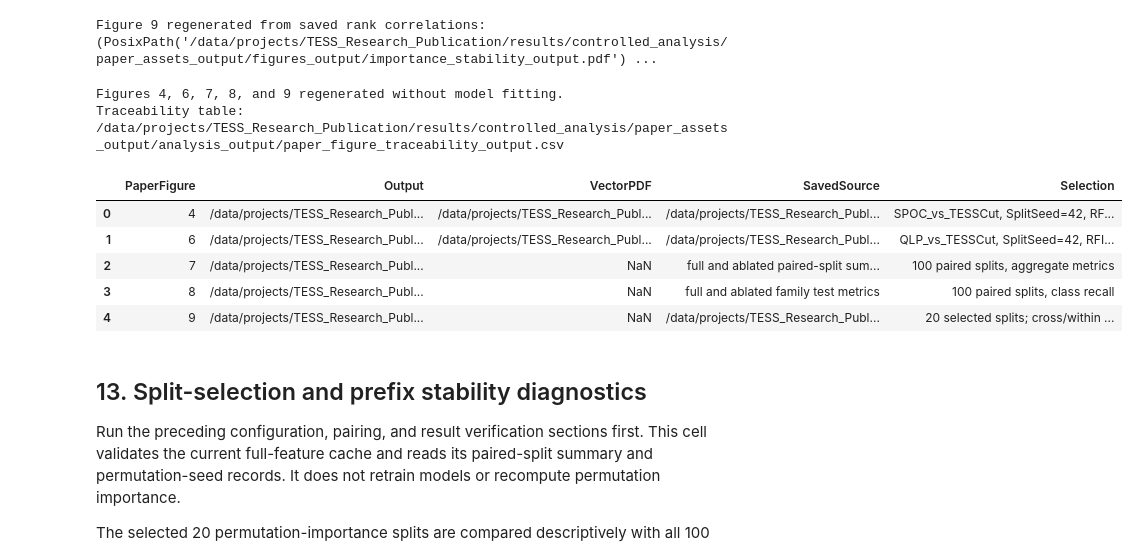
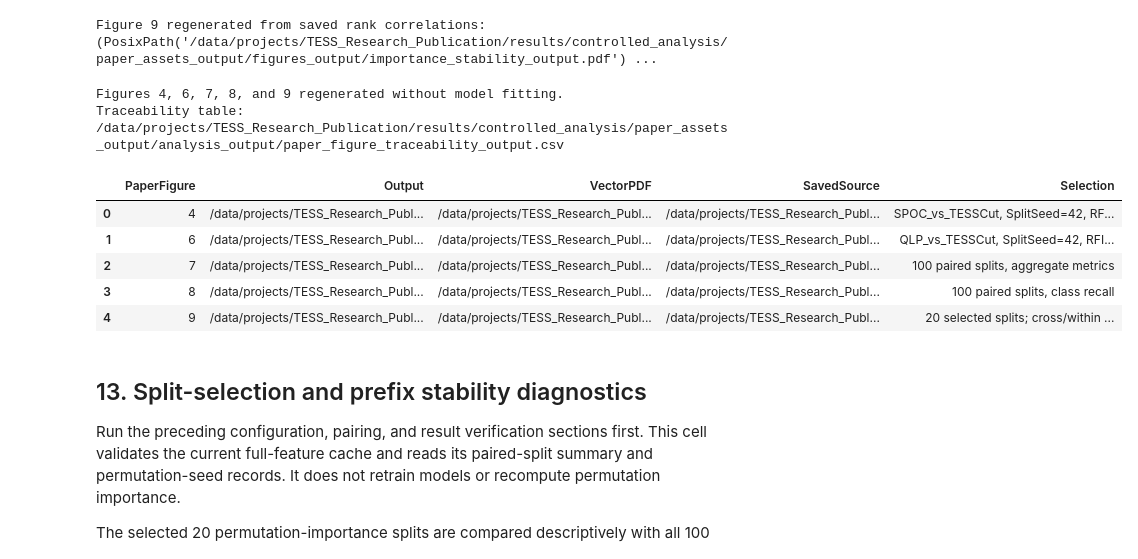
Before and after one commit to jonathanliang1/TESS_Research_Publication, a Jupyter notebook: notebooks/04_controlled_analysis_monte_carlo.ipynb, the cells around one changed output. Saved outputs shown, nothing was run; the diff lists cells and outputs as text; code cells hidden in the pictures.

```diff
--- a/notebooks/04_controlled_analysis_monte_carlo.ipynb
+++ b/notebooks/04_controlled_analysis_monte_carlo.ipynb
@@ -73,7 +73,7 @@ MIN_CADENCES = 100
 ANALYSIS_CACHE_VERSION = "controlled_monte_carlo_strict_pairs_v1"
 
 # Prespecified Monte Carlo design.
-RUN_MONTE_CARLO = True
+RUN_MONTE_CARLO = False #True
 N_SPLITS = 100
 TEST_SIZE = 0.30
 BASE_RANDOM_SEED = 42
@@ -981,7 +959,7 @@ The ablated models use the same matched objects, class labels, 100 split seeds,
 `RUN_METADATA_ABLATION` controls whether the ablated models are fitted or their previously saved outputs are loaded.
 # %%
 # Independent control for this appended sensitivity analysis.
-RUN_METADATA_ABLATION = True
+RUN_METADATA_ABLATION = False #True
 
 METADATA_LIKE_FEATURE_CANDIDATES = list(trv.ABLATION_FEATURES)
 
@@ -1844,7 +1807,7 @@ for variant, filename, label, caption in [
         ["Pair", "Metric", "Official", "TESSCut", r"Mean $\Delta$", r"$\Delta$ 2.5--97.5\%"],
         rows,
         r"Official and TESSCut values are means across splits; $\Delta$ is official minus TESSCut within a split. "
-        r"Brackets are empirical split-percentile ranges, "
+        r"Gaps are computed before rounding. Brackets are empirical split-percentile ranges, "
         r"not confidence intervals. Each pair compares the same stars, with identical assignments within each split.",
     ))
 
@@ -1874,9 +1837,12 @@ paper_table_paths.append(write_paper_tex_table(
     "tab:repeated_importance_stability", "lrrrrr",
     ["Matched sample", "Across provenance", "Within official", "Within TESSCut", "Top-5", "Top-10"],
     importance_rows,
-    r"Values are mean Spearman $\rho\pm$ sample standard deviation across 39 features. Cross-provenance correlations "
-    r"use 20 identical-split pairs; each within-provenance distribution uses 190 distinct pairs of splits. "
-    r"Top-5 and top-10 columns give mean overlap. The comparisons are descriptive, not independent replicates.",
+    r"Each Spearman correlation compares the rankings of the 39 predictors. The table reports the mean and "
+    r"sample standard deviation across correlation coefficients. Cross-provenance comparisons pair the two "
+    r"products on each of the 20 selected splits. Each within-provenance distribution uses the 190 "
+    r"distinct pairs of selected splits. The TESSCut baselines use their respective matched samples. Top-5 "
+    r"and Top-10 give the mean number of features shared by the two rankings across the 20 same-split "
+    r"comparisons. These comparisons are descriptive because they reuse splits.",
 ))
 
 for comparison in PAPER_COMPARISONS:
@@ -2388,39 +2354,42 @@ paper_figure_traceability = pd.DataFrame([
      "SavedSource": str(output_files["rf_importance"]),
      "Selection": "SPOC_vs_TESSCut, SplitSeed=42, RFImportance"},
     {"PaperFigure": 6, "Output": str(figure_7_path), "VectorPDF": str(figure_7_path.with_suffix(".pdf")),
      "SavedSource": str(output_files["rf_importance"]),
      "Selection": "QLP_vs_TESSCut, SplitSeed=42, RFImportance"},
     {"PaperFigure": 7, "Output": str(figure_8_paths[0]),
-     "SavedSource": "full and ablated paired-split summaries",
+     "VectorPDF": str(figure_8_paths[0]),
+     "SavedSource": str(PAPER_AUDIT_DIR / "aggregate_metrics_output.csv"),
      "Selection": "100 paired splits, aggregate metrics"},
     {"PaperFigure": 8, "Output": str(figure_9_paths[0]),
-     "SavedSource": "full and ablated family test metrics",
+     "VectorPDF": str(figure_9_paths[0]),
+     "SavedSource": str(PAPER_AUDIT_DIR / "per_class_metrics_output.csv"),
      "Selection": "100 paired splits, class recall"},
     {"PaperFigure": 9, "Output": str(figure_10_paths[0]),
-     "SavedSource": str(output_files["permutation_importance_summary"]),
+     "VectorPDF": str(figure_10_paths[0]),
+     "SavedSource": str(PAPER_AUDIT_DIR / "importance_pairwise_correlations_output.csv"),
      "Selection": "20 selected splits; cross/within rank correlations"},
 ])
 traceability_path = PAPER_AUDIT_DIR / "paper_figure_traceability_output.csv"
 paper_figure_traceability.to_csv(traceability_path, index=False)
 figure_files = [
     figure_5_path, figure_7_path, figure_5_path.with_suffix(".pdf"),
     figure_7_path.with_suffix(".pdf"), *figure_8_paths, *figure_9_paths, *figure_10_paths
 ]
 assert all(path.exists() and path.stat().st_size > 0 for path in figure_files)
 assert len(figure_5_rank_data) == len(FULL_FEATURE_COLUMNS)
 assert len(figure_7_rank_data) == len(FULL_FEATURE_COLUMNS)
 print("Figures 4, 6, 7, 8, and 9 regenerated without model fitting.")
 print(f"Traceability table: {traceability_path}")
 display(paper_figure_traceability)
 # %% [output]
 Figures 4, 6, 7, 8, and 9 regenerated without model fitting.
 Traceability table: /data/projects/TESS_Research_Publication/results/controlled_analysis/paper_assets_output/analysis_output/paper_figure_traceability_output.csv
 |  | PaperFigure | Output | VectorPDF | SavedSource | Selection |
 | 0 | 4 | /data/projects/TESS_Research_Publ... | /data/projects/TESS_Research_Publ... | /data/projects/TESS_Research_Publ... | SPOC_vs_TESSCut, SplitSeed=42, RF... |
 | 1 | 6 | /data/projects/TESS_Research_Publ... | /data/projects/TESS_Research_Publ... | /data/projects/TESS_Research_Publ... | QLP_vs_TESSCut, SplitSeed=42, RFI... |
-| 2 | 7 | /data/projects/TESS_Research_Publ... | NaN | full and ablated paired-split sum... | 100 paired splits, aggregate metrics |
-| 3 | 8 | /data/projects/TESS_Research_Publ... | NaN | full and ablated family test metrics | 100 paired splits, class recall |
-| 4 | 9 | /data/projects/TESS_Research_Publ... | NaN | /data/projects/TESS_Research_Publ... | 20 selected splits; cross/within ... |
+| 2 | 7 | /data/projects/TESS_Research_Publ... | /data/projects/TESS_Research_Publ... | /data/projects/TESS_Research_Publ... | 100 paired splits, aggregate metrics |
+| 3 | 8 | /data/projects/TESS_Research_Publ... | /data/projects/TESS_Research_Publ... | /data/projects/TESS_Research_Publ... | 100 paired splits, class recall |
+| 4 | 9 | /data/projects/TESS_Research_Publ... | /data/projects/TESS_Research_Publ... | /data/projects/TESS_Research_Publ... | 20 selected splits; cross/within ... |
 # %% [markdown]
 ## 13. Split-selection and prefix stability diagnostics
 
```
Also changed, not shown: parts of 6 cells of this notebook, 3 other files.
